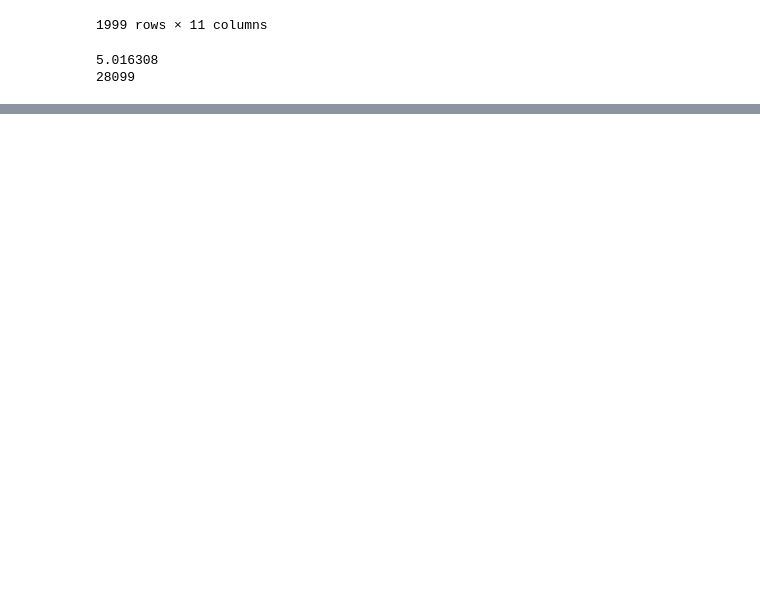
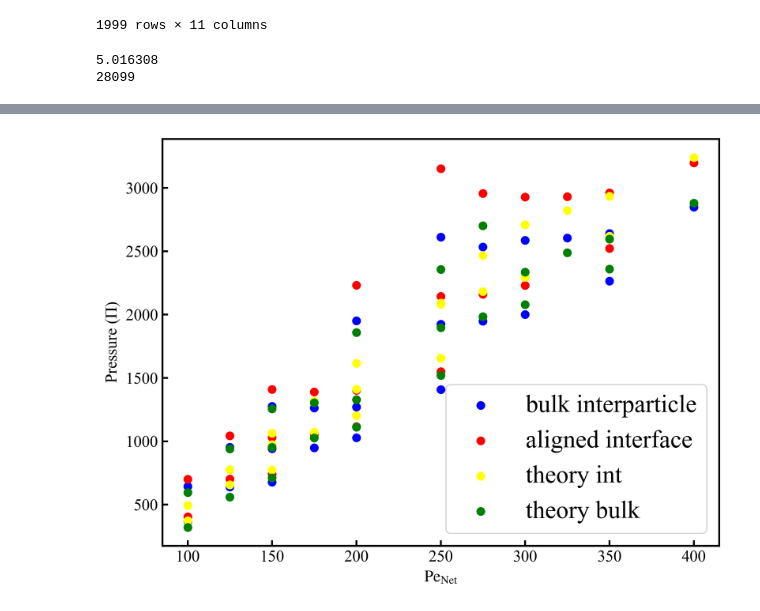
Before and after one commit to njlauersdorf/ABPs, a Jupyter notebook: ABPs/post_proc/Jupyter/fast_out_pressure_balance_updated.ipynb, the cells around one changed output, grey strips where cells are left out. Drawn from its saved outputs; the diff is of its cells as text; code cells hidden in the pictures; blank space fills up the shorter version.

```diff
--- a/ABPs/post_proc/Jupyter/fast_out_pressure_balance_updated.ipynb
+++ b/ABPs/post_proc/Jupyter/fast_out_pressure_balance_updated.ipynb
@@ -2113,0 +2115,89 @@ plt.show()
+# %%
+plt.figure(figsize=(8,6))
+plt.scatter(interpart_peNet, interpart_press, c='blue', label='bulk interparticle')
+plt.scatter(align_peNet, align_press_arr, c='red', label='aligned interface')
+plt.scatter(interpart_peNet, avg_int_theory_arr, c='yellow', label='theory int')
+plt.scatter(interpart_peNet, avg_bulk_theory_arr, c='green', label='theory bulk')
+plt.ylabel(r'Pressure ($\Pi$)')
+plt.xlabel(r'$\mathrm{Pe}_\mathrm{Net}$')
+plt.legend()
+plt.show()
+
+plt.figure(figsize=(8,6))
+plt.scatter(int_pe_net, interpart_press, c='blue', label='bulk interparticle')
+plt.scatter(int_pe_net, align_press_arr, c='red', label='aligned interface')
+plt.scatter(int_pe_net, avg_int_theory_arr, c='yellow', label='theory int')
+plt.scatter(int_pe_net, avg_bulk_theory_arr, c='green', label='theory bulk')
+plt.ylabel(r'Pressure ($\Pi$)')
+plt.xlabel(r'$\mathrm{Pe}_\mathrm{Net}$')
+plt.legend()
+plt.show()
+
+import matplotlib
+fig = plt.figure(figsize=(8,6))
+im = plt.scatter(int_pe_net, interpart_press, c=pe_dif_arr, cmap='viridis', vmin=np.min(pe_dif_arr), vmax=np.max(pe_dif_arr))
+norm= matplotlib.colors.Normalize(vmin=np.min(pe_dif_arr), vmax=np.max(pe_dif_arr))
+
+sm = plt.cm.ScalarMappable(norm=norm, cmap = im.cmap)
+sm.set_array([])
+clb = fig.colorbar(sm)#ticks=[0.0, 0.5, 1.0, 1.5, 2.0, 2.5, 3.0, 3.5, 4.0, 4.5, 5.0], ax=ax2)
+
+clb.ax.set_title(r'$\mathrm{Pe}_\mathrm{F}-\mathrm{Pe}_\mathrm{S}$', fontsize=15)
+plt.xlim(0, 500)
+plt.ylim(0, 3500)
+plt.ylabel(r'Pressure ($\Pi_\mathrm{d}$)')
+plt.xlabel(r'$\mathrm{Pe}_\mathrm{Net}^\mathrm{int}$')
+plt.tight_layout()
+plt.show()
+
+fig = plt.figure(figsize=(8,6))
+ax = fig.add_subplot(111)
+im = plt.scatter(int_pe_net, align_press_arr, c=pe_dif_arr, cmap='viridis', vmin=np.min(pe_dif_arr), vmax=np.max(pe_dif_arr))
+norm= matplotlib.colors.Normalize(vmin=np.min(pe_dif_arr), vmax=np.max(pe_dif_arr))
+sm = plt.cm.ScalarMappable(norm=norm, cmap = im.cmap)
+sm.set_array([])
+clb = fig.colorbar(sm)#ticks=[0.0, 0.5, 1.0, 1.5, 2.0, 2.5, 3.0, 3.5, 4.0, 4.5, 5.0], ax=ax2)
+
+clb.ax.set_title(r'$\mathrm{Pe}_\mathrm{F}-\mathrm{Pe}_\mathrm{S}$', fontsize=15)
+
+plt.xlim(0, 500)
+plt.ylim(0, 3500)
+
+#plt.ylim(0, l_box)
+#plt.axis('off')
+plt.ylabel(r'Pressure ($\Pi_\mathrm{int}$)')
+plt.xlabel(r'$\mathrm{Pe}_\mathrm{Net}^\mathrm{int}$')
+plt.tight_layout()
+plt.show()
+
+fig = plt.figure(figsize=(8,6))
+ax = fig.add_subplot(111)
+im = plt.scatter(int_pe_net, ((align_press_arr-interpart_press)/interpart_press)*100, c='black')
+
+plt.xlim(0, 500)
+plt.ylim(-100, 100)
+
+#plt.ylim(0, l_box)
+#plt.axis('off')
+plt.ylabel(r'$100(\Pi_d - \Pi_i)/\Pi_i$')
+plt.xlabel(r'$\mathrm{Pe}_\mathrm{Net}^\mathrm{int}$')
+plt.tight_layout()
+plt.show()
+
+fig = plt.figure(figsize=(8,6))
+ax = fig.add_subplot(111)
+plt.scatter(int_pe_net, ((interpart_press-avg_bulk_theory_arr)/avg_bulk_theory_arr)*100, c=green, label='bulk')
+plt.scatter(int_pe_net, ((align_press_arr-avg_int_theory_arr)/avg_int_theory_arr)*100, c=yellow, label='interface')
+
+plt.xlim(0, 500)
+plt.ylim(-100, 100)
+
+#plt.ylim(0, l_box)
+#plt.axis('off')
+plt.ylabel(r'$100(\Pi_\mathrm{sim} - \Pi_\mathrm{theory})/\Pi_\mathrm{theory}$')
+plt.xlabel(r'$\mathrm{Pe}_\mathrm{Net}^\mathrm{int}$')
+plt.legend(loc='upper right')
+plt.tight_layout()
+plt.show()
+# %% [output]
+[figure, added]
```
Also changed, not shown: parts of 5 cells of this notebook, 1 other file.
